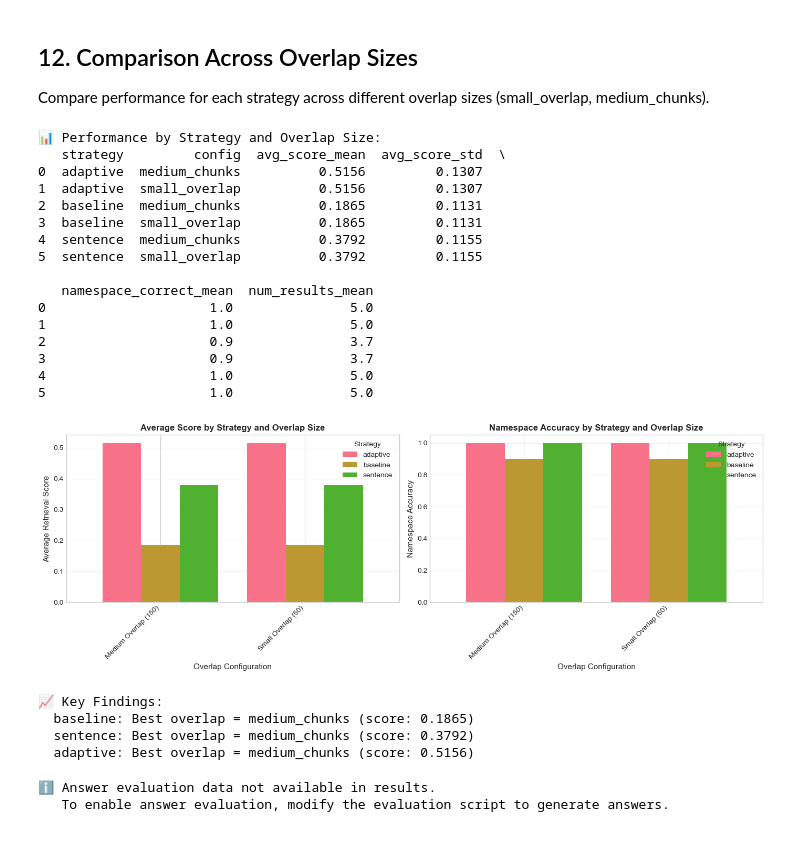
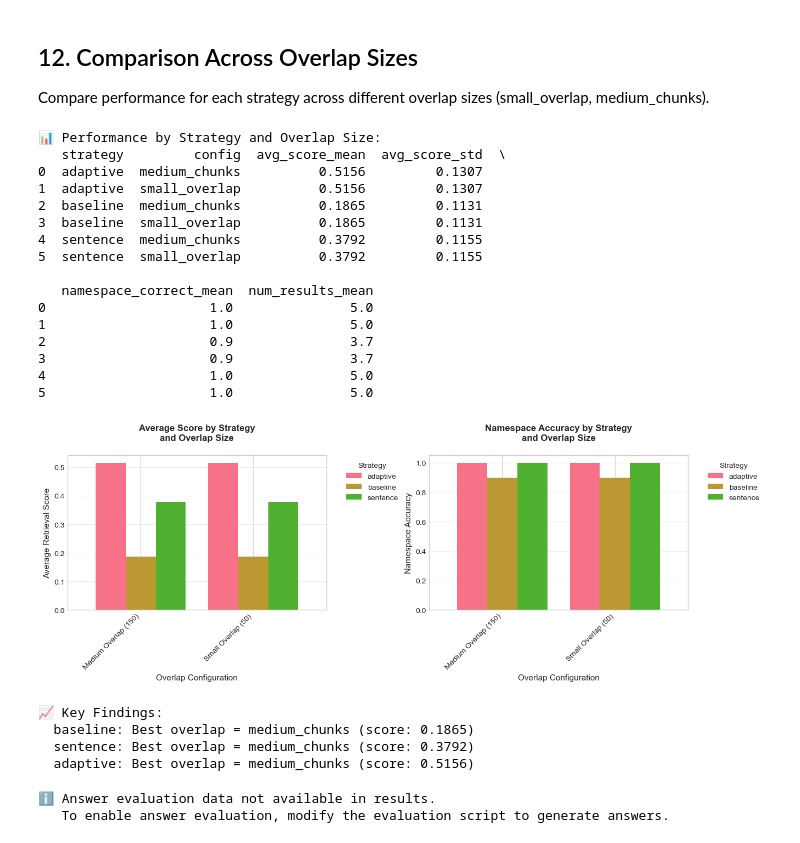
Before and after one commit to tomerbaruch99/lab2, a Jupyter notebook: evaluation/analyze_evaluation_results.ipynb, the cells around one changed output. Cells and saved outputs as stored; diff of their text form; code cells hidden in the pictures.

```diff
--- a/evaluation/analyze_evaluation_results.ipynb
+++ b/evaluation/analyze_evaluation_results.ipynb
@@ -573,10 +573,10 @@ if len(chunk_df) > 0:
     pivot_score.plot(kind='bar', ax=ax, width=0.8)
     ax.set_xlabel('Chunk Size Configuration', fontsize=11)
     ax.set_ylabel('Average Retrieval Score', fontsize=11)
-    ax.set_title('Average Score by Strategy and Chunk Size', fontsize=12, fontweight='bold')
-    ax.legend(title='Strategy')
+    ax.set_title('Average Score by Strategy\nand Chunk Size', fontsize=12, fontweight='bold', pad=20)
     ax.grid(axis='y', alpha=0.3)
     plt.setp(ax.xaxis.get_majorticklabels(), rotation=45, ha='right')
+    ax.legend(title='Strategy', bbox_to_anchor=(1.05, 1), loc='upper left')  # move legend outside
 
     # Unique docs by chunk size
     ax = axes[1]
@@ -585,12 +585,13 @@ if len(chunk_df) > 0:
     pivot_docs.plot(kind='bar', ax=ax, width=0.8)
     ax.set_xlabel('Chunk Size Configuration', fontsize=11)
     ax.set_ylabel('Average Unique Documents', fontsize=11)
-    ax.set_title('Document Diversity by Strategy and Chunk Size', fontsize=12, fontweight='bold')
-    ax.legend(title='Strategy')
+    ax.set_title('Document Diversity by Strategy\nand Chunk Size', fontsize=12, fontweight='bold', pad=20)
     ax.grid(axis='y', alpha=0.3)
     plt.setp(ax.xaxis.get_majorticklabels(), rotation=45, ha='right')
+    ax.legend(title='Strategy', bbox_to_anchor=(1.05, 1), loc='upper left')  # move legend outside
 
     plt.tight_layout()
+    fig.subplots_adjust(right=0.85)  # make room for legends outside
     plt.show()
 
     print("\n📈 Key Findings:")
@@ -662,10 +663,10 @@ if len(overlap_df) > 0:
     pivot_score.plot(kind='bar', ax=ax, width=0.8)
     ax.set_xlabel('Overlap Configuration', fontsize=11)
     ax.set_ylabel('Average Retrieval Score', fontsize=11)
-    ax.set_title('Average Score by Strategy and Overlap Size', fontsize=12, fontweight='bold')
-    ax.legend(title='Strategy')
+    ax.set_title('Average Score by Strategy\nand Overlap Size', fontsize=12, fontweight='bold', pad=20)
     ax.grid(axis='y', alpha=0.3)
     plt.setp(ax.xaxis.get_majorticklabels(), rotation=45, ha='right')
+    ax.legend(title='Strategy', bbox_to_anchor=(1.05, 1), loc='upper left')  # move legend outside
 
     # Namespace accuracy by overlap
     ax = axes[1]
@@ -674,41 +675,42 @@ if len(overlap_df) > 0:
     pivot_acc.plot(kind='bar', ax=ax, width=0.8)
     ax.set_xlabel('Overlap Configuration', fontsize=11)
     ax.set_ylabel('Namespace Accuracy', fontsize=11)
-    ax.set_title('Namespace Accuracy by Strategy and Overlap Size', fontsize=12, fontweight='bold')
-    ax.legend(title='Strategy')
+    ax.set_title('Namespace Accuracy by Strategy\nand Overlap Size', fontsize=12, fontweight='bold', pad=20)
     ax.grid(axis='y', alpha=0.3)
     plt.setp(ax.xaxis.get_majorticklabels(), rotation=45, ha='right')
+    ax.legend(title='Strategy', bbox_to_anchor=(1.05, 1), loc='upper left')  # move legend outside
 
     plt.tight_layout()
+    fig.subplots_adjust(right=0.85)  # make room for legends
     plt.show()
 
     print("\n📈 Key Findings:")
     for strategy in overlap_df['strategy'].unique():
         strategy_data = overlap_comparison[overlap_comparison['strategy'] == strategy]
         if len(strategy_data) > 0:
             best_overlap = strategy_data.loc[strategy_data['avg_score_mean'].idxmax(), 'config']
             best_score = strategy_data['avg_score_mean'].max()
             print(f"  {strategy}: Best overlap = {best_overlap} (score: {best_score:.4f})")
 else:
     print("⚠️  No overlap configurations found. Ensure small_overlap and medium_chunks exist.")
 # %% [output]
 📊 Performance by Strategy and Overlap Size:
    strategy         config  avg_score_mean  avg_score_std  \
 0  adaptive  medium_chunks          0.5156         0.1307
 1  adaptive  small_overlap          0.5156         0.1307
 2  baseline  medium_chunks          0.1865         0.1131
 3  baseline  small_overlap          0.1865         0.1131
 4  sentence  medium_chunks          0.3792         0.1155
 5  sentence  small_overlap          0.3792         0.1155
 
    namespace_correct_mean  num_results_mean
 0                     1.0               5.0
 1                     1.0               5.0
 2                     0.9               3.7
 3                     0.9               3.7
 4                     1.0               5.0
 5                     1.0               5.0
-[figure, old version]
+[figure, new version]
 📈 Key Findings:
   baseline: Best overlap = medium_chunks (score: 0.1865)
   sentence: Best overlap = medium_chunks (score: 0.3792)
```
Also changed, not shown: parts of 1 cell of this notebook.
